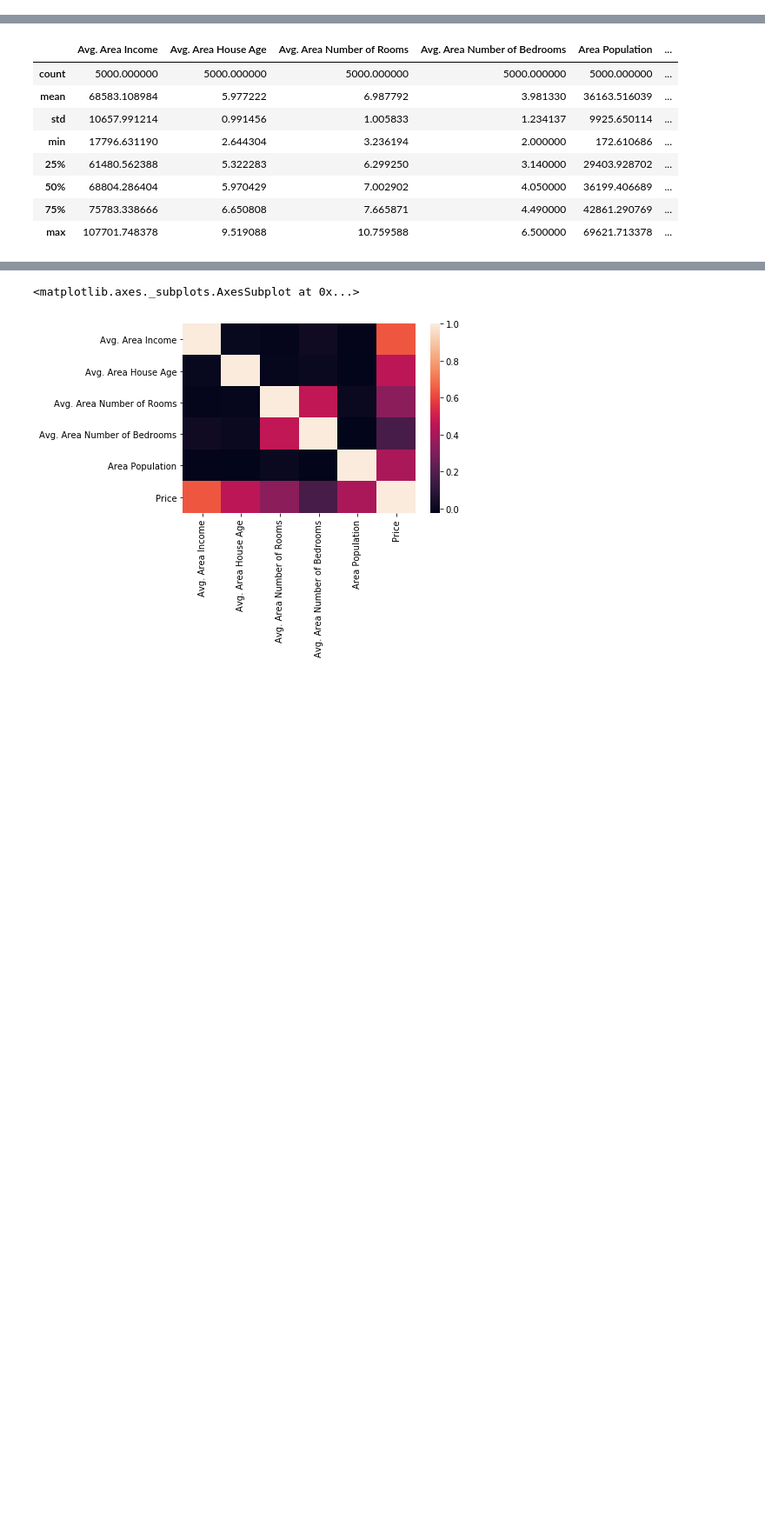
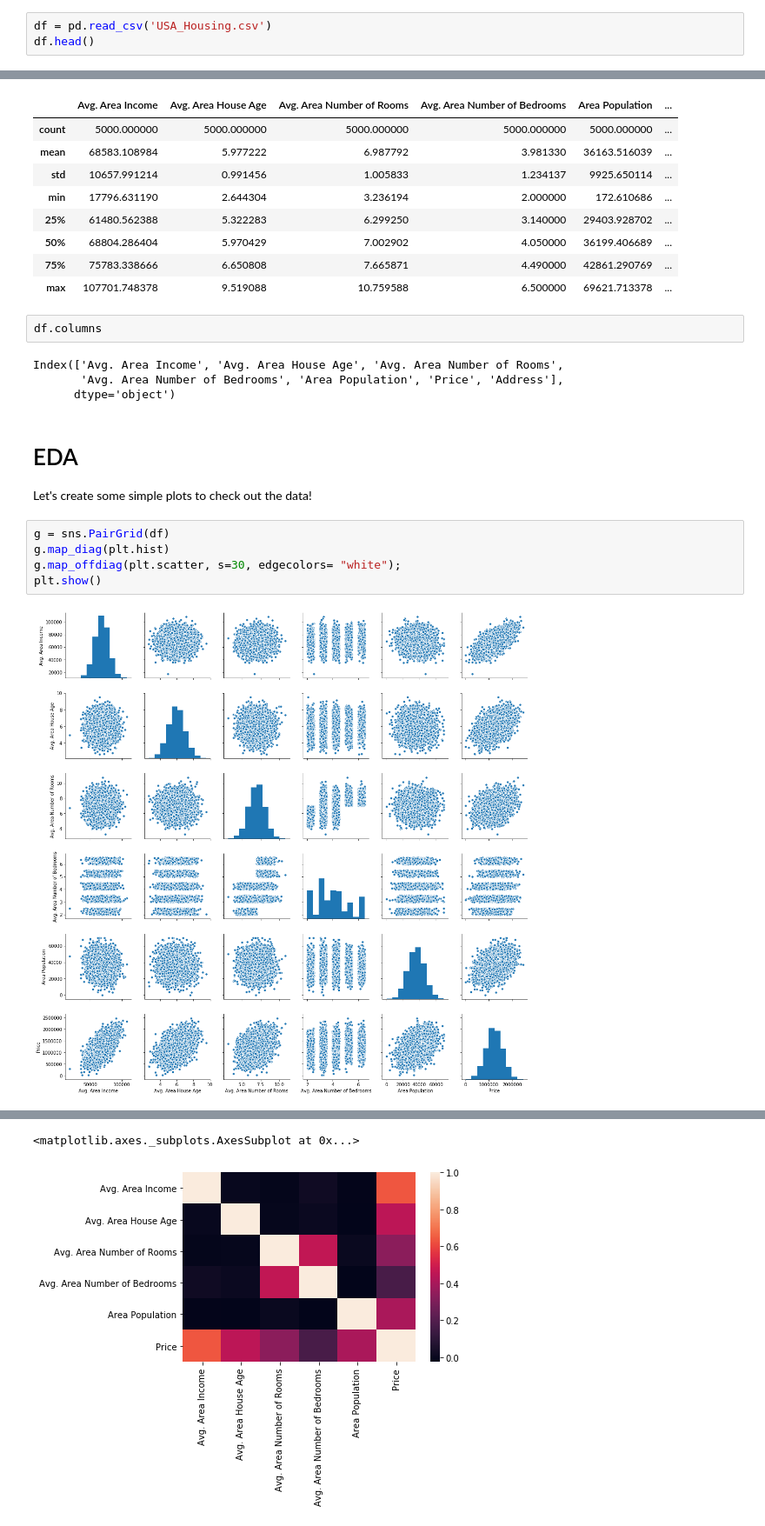
Before and after one commit to k21k/Python-Notes, a Jupyter notebook: Exercises - Qasim/Machine Learning/Linear Regression/Linear Regression (Part 1) .ipynb, the cells around one changed output, grey strips where cells are left out. Shown at 87% size. Cells and saved outputs as stored; diff of their text form; blank space fills up the shorter version.

```diff
--- a/Exercises - Qasim/Machine Learning/Linear Regression/Linear Regression (Part 1) .ipynb
+++ b/Exercises - Qasim/Machine Learning/Linear Regression/Linear Regression (Part 1) .ipynb
@@ -33,3 +33,6 @@ import seaborn as sns
 %matplotlib inline
 # %% [markdown]
 ### Check out the Data
+# %%
+df = pd.read_csv('USA_Housing.csv')
+df.head()
@@ -68,5 +107,22 @@ memory usage: 273.6+ KB
 | 50% | 68804.286404 | 5.970429 | 7.002902 | 4.050000 | 36199.406689 | ... |
 | 75% | 75783.338666 | 6.650808 | 7.665871 | 4.490000 | 42861.290769 | ... |
 | max | 107701.748378 | 9.519088 | 10.759588 | 6.500000 | 69621.713378 | ... |
+# %%
+df.columns
+# %% [output]
+Index(['Avg. Area Income', 'Avg. Area House Age', 'Avg. Area Number of Rooms',
+       'Avg. Area Number of Bedrooms', 'Area Population', 'Price', 'Address'],
+      dtype='object')
+# %% [markdown]
+# EDA
+
+Let's create some simple plots to check out the data!
+# %%
+g = sns.PairGrid(df)
+g.map_diag(plt.hist)
+g.map_offdiag(plt.scatter, s=30, edgecolors= "white");
+plt.show()
+# %% [output]
+[figure, added]
 # %%
 # %% [output]
```
Also changed, not shown: parts of 25 cells of this notebook.
